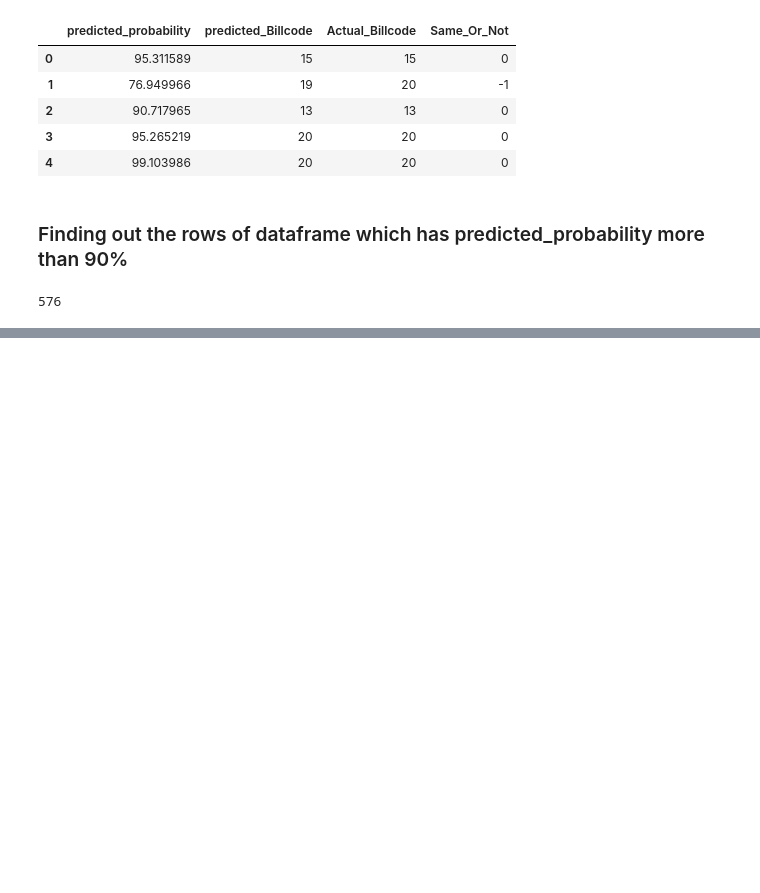
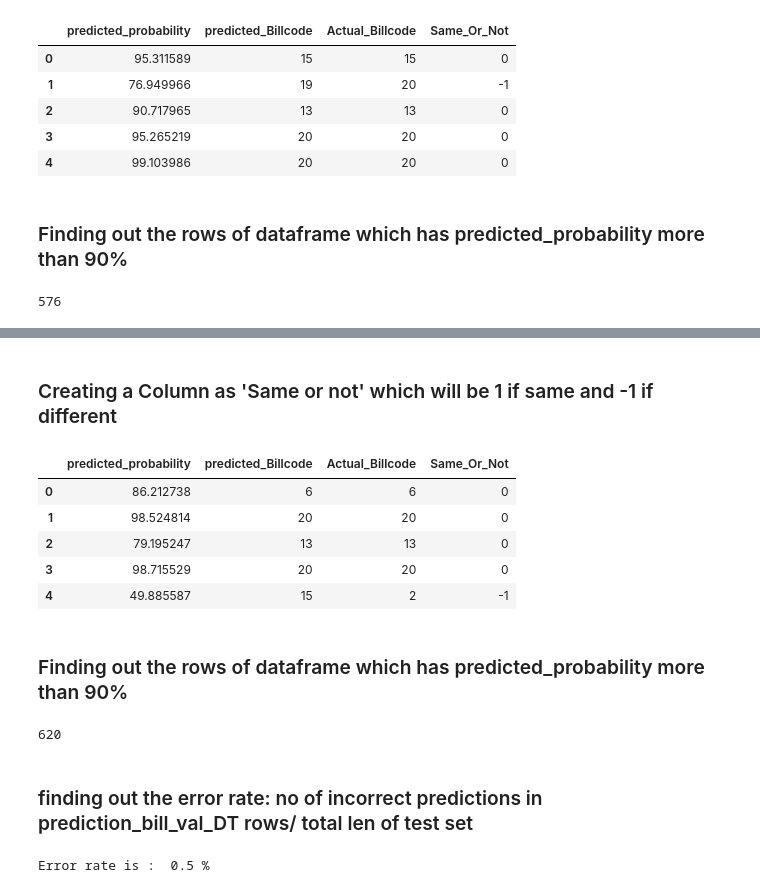
Before and after one commit to SupChanda/Web-Scraping-and-Using-Machine-Learning-Algorithm-to-Categorize-Bill-Code-Of-Korean-Congress, a Jupyter notebook: Bill_Code_categorization.ipynb, the cells around one changed output, grey strips where cells are left out. Drawn from its saved outputs; the diff is of its cells as text; code cells hidden in the pictures; blank space fills up the shorter version.

```diff
--- a/Bill_Code_categorization.ipynb
+++ b/Bill_Code_categorization.ipynb
@@ -462,0 +466,15 @@ pred_over_90[pred_over_90.Same_Or_Not !=0].shape[0]/validation_set.shape[0]
+# %%
+## Probability of the billcode being predicted
+
+predict_Probability_Series=pd.Series(np.amax(grid.predict_proba(test_set['New_bill_name'])*100,axis=1))
+display(predict_Probability_Series[0:5])
+
+## Predicted billcode
+
+predict_billcode=pd.Series(grid.predict(test_set['New_bill_name']))
+
+display(predict_billcode[0:5])
+
+## Actual Billcode
+actual_billcode=pd.Series(test_set['billcode']).reset_index(drop=True)
+display(actual_billcode[0:5])
@@ -462,0 +502,4 @@ pred_over_90[pred_over_90.Same_Or_Not !=0].shape[0]/validation_set.shape[0]
+# %%
+prediction_bill_val_DT = pd.concat([predict_Probability_Series,predict_billcode,actual_billcode],axis=1,
+                                  keys=['predicted_probability','predicted_Billcode','Actual_Billcode'])
+prediction_bill_val_DT.head()
@@ -462,0 +513,25 @@ pred_over_90[pred_over_90.Same_Or_Not !=0].shape[0]/validation_set.shape[0]
+# %% [markdown]
+### Creating a Column as 'Same or not' which will be 1 if same and -1 if different
+# %%
+prediction_bill_val_DT['Same_Or_Not']= prediction_bill_val_DT.apply(lambda x: -1 if(x[1]-x[2]) !=0 else 0,axis=1)
+prediction_bill_val_DT.head()
+# %% [output]
+|  | predicted_probability | predicted_Billcode | Actual_Billcode | Same_Or_Not |
+| 0 | 86.212738 | 6 | 6 | 0 |
+| 1 | 98.524814 | 20 | 20 | 0 |
+| 2 | 79.195247 | 13 | 13 | 0 |
+| 3 | 98.715529 | 20 | 20 | 0 |
+| 4 | 49.885587 | 15 | 2 | -1 |
+# %% [markdown]
+### Finding out the rows of dataframe which has predicted_probability more than 90%
+# %%
+prediction_bill_val_DT[prediction_bill_val_DT.predicted_probability >= 90].shape[0]
+# %% [output]
+620
+# %% [markdown]
+### finding out the error rate: no of incorrect predictions in prediction_bill_val_DT rows/ total len of test set
+# %%
+pred_over_90 = prediction_bill_val_DT[prediction_bill_val_DT.predicted_probability >= 90]
+print('Error rate is : ',(pred_over_90[pred_over_90.Same_Or_Not !=0].shape[0]/test_set.shape[0])*100,'%')
+# %% [output]
+Error rate is :  0.5 %
```
Also changed, not shown: parts of 22 cells of this notebook.
